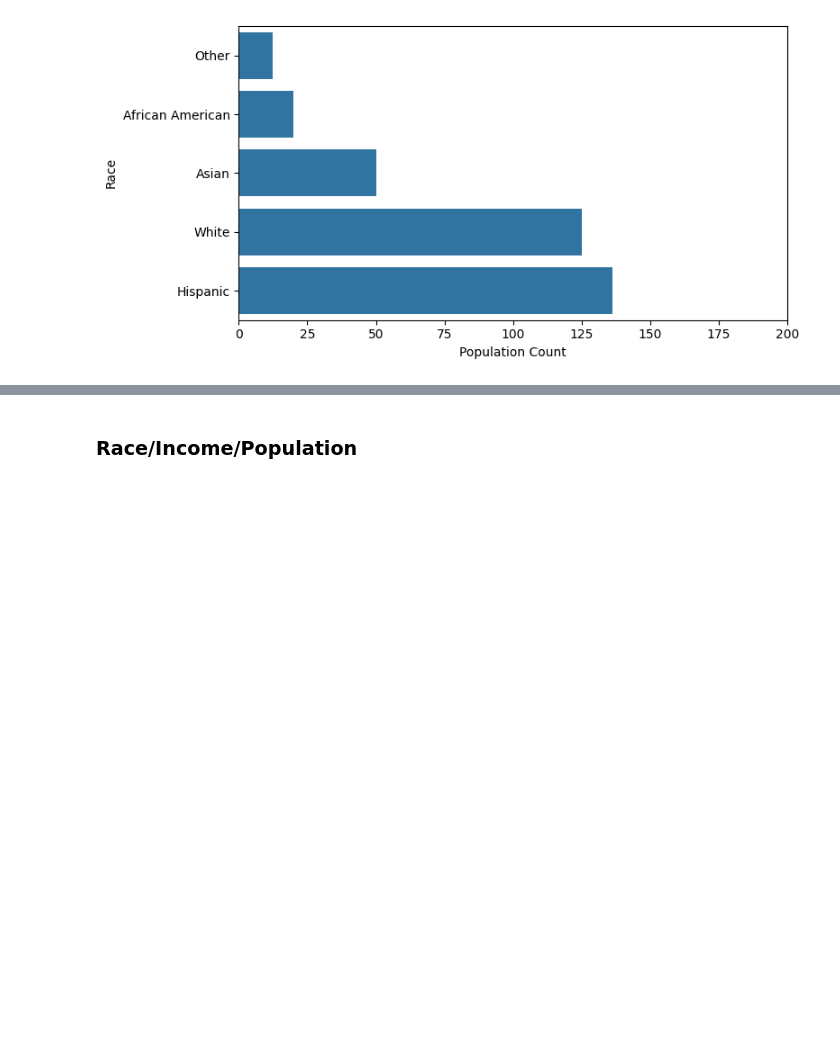
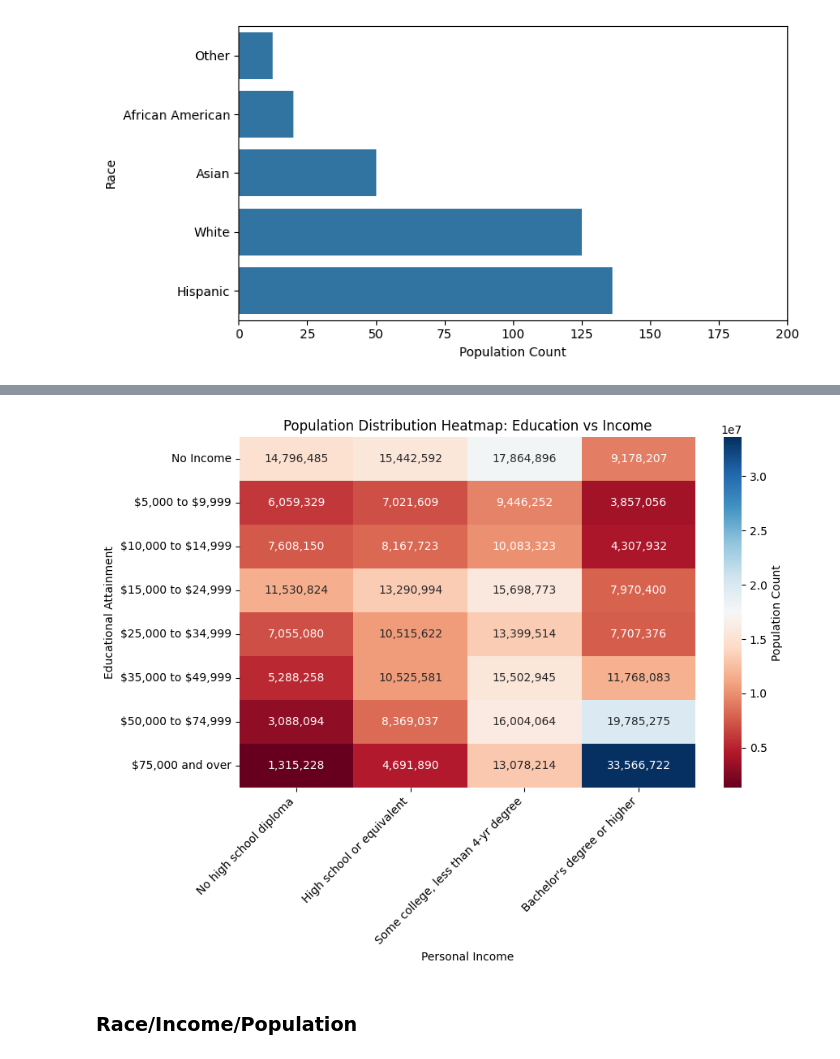
Before and after one commit to ibrahimmkhalid/housing-crisis-california-project, a Jupyter notebook: 3_python_visualizations.ipynb, the cells around one changed output, grey strips where cells are left out. Saved outputs shown, nothing was run; the diff lists cells and outputs as text; code cells hidden in the pictures; blank space fills up the shorter version.

```diff
--- a/3_python_visualizations.ipynb
+++ b/3_python_visualizations.ipynb
@@ -261,0 +264,14 @@ plt.show()
+# %%
+eip_df = (
+    df[
+        (df["Age"] != "00 to 17")
+        & (df["Age"] != "65 to 80+")
+        & (df["Educational Attainment"] != "Children under 15")
+    ]
+    .drop(columns=["Year", "Age", "Gender", "Race"])
+    .groupby(["Educational Attainment", "Personal Income"])
+    .sum()
+    .reset_index()
+    .copy()
+)
+eip_df.head()
@@ -262,3 +285,31 @@ plt.show()
+# %%
+eip_df = reorder_column(eip_df, "Educational Attainment", edu_order)
+eip_df = reorder_column(eip_df, "Personal Income", income_order)
+# %%
+eip_pivot = eip_df.pivot(
+    columns="Educational Attainment",
+    index="Personal Income",
+    values="Population Count"
+)
+
+plt.figure(figsize=(9,7))
+sns.heatmap(
+    eip_pivot,
+    cmap="RdBu",
+    annot=True,
+    fmt=",d",
+    cbar_kws={'label': 'Population Count'}
+)
+
+plt.title("Population Distribution Heatmap: Education vs Income")
+plt.xlabel("Personal Income")
+plt.ylabel("Educational Attainment")
+
+plt.xticks(rotation=45, ha='right')
+plt.tight_layout()
+plt.show()
+# %% [output]
+[figure, added]
 # %% [markdown]
 ### Race/Income/Population
 # %%
```
Also changed, not shown: parts of 14 cells of this notebook.
